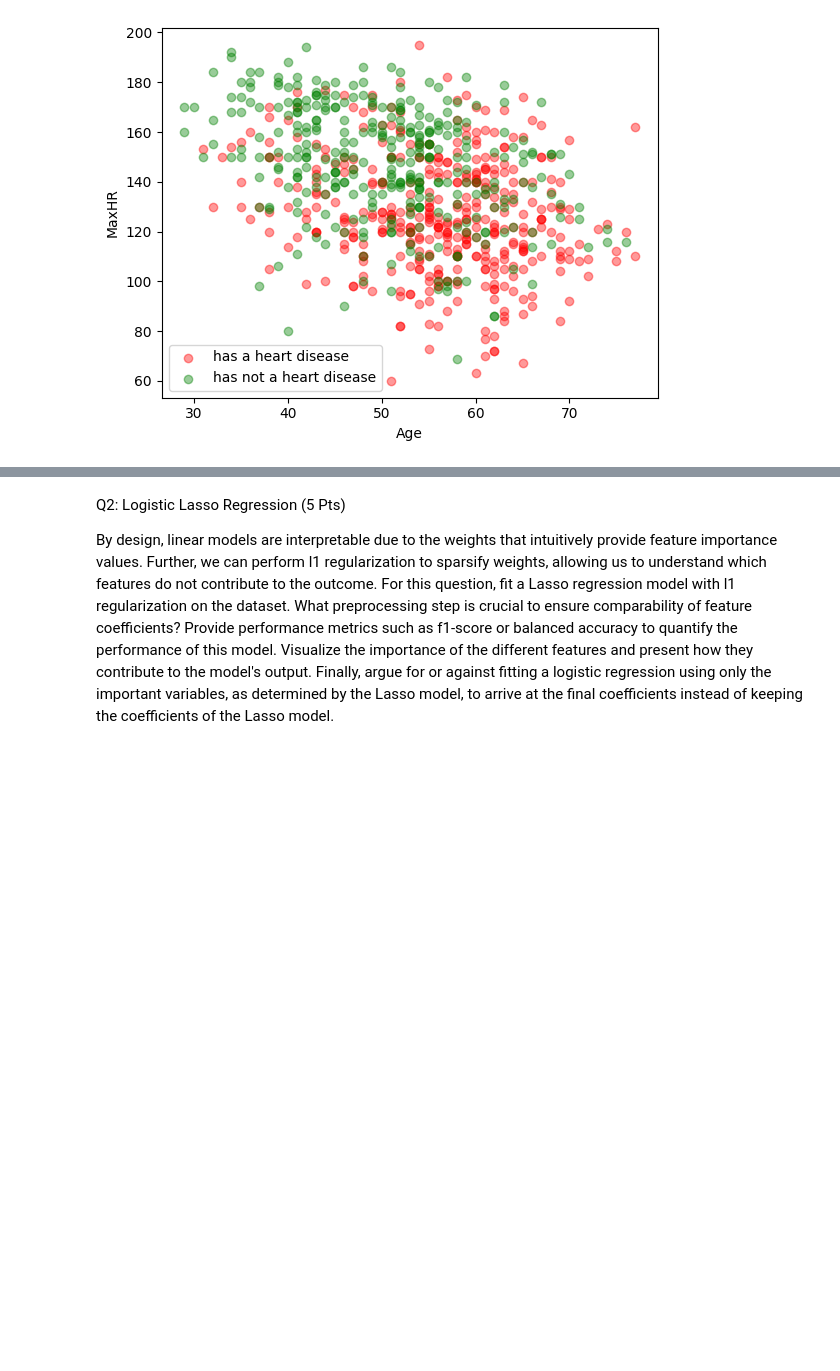
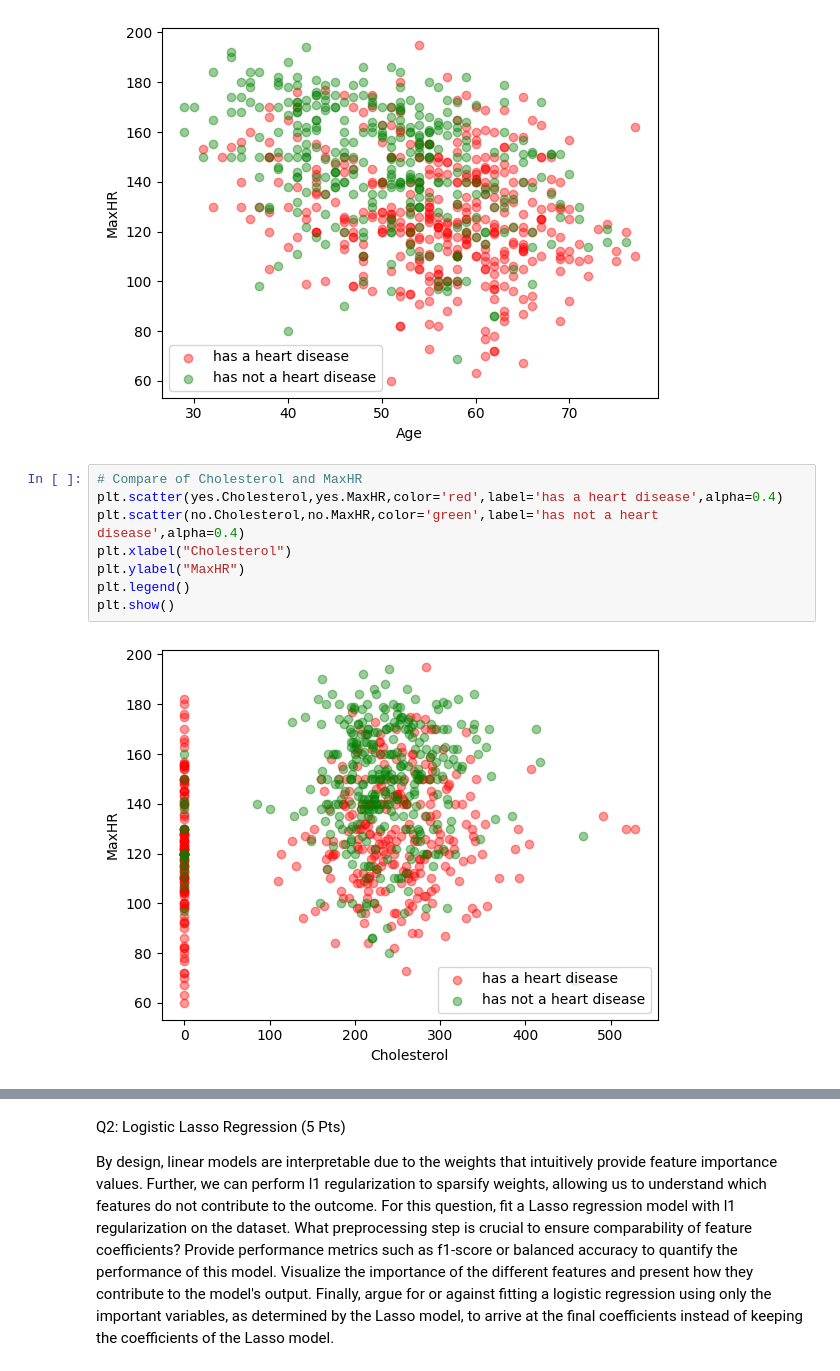
Before and after one commit to dagbelese/ETH-ML4H, a Jupyter notebook: Part 1 Heart Diseace Prediction/Heart Disease Prediction Dataset.ipynb, the cells around one changed output, grey strips where cells are left out. Cells and saved outputs as stored; diff of their text form; blank space fills up the shorter version.

```diff
--- a/Part 1 Heart Diseace Prediction/Heart Disease Prediction Dataset.ipynb
+++ b/Part 1 Heart Diseace Prediction/Heart Disease Prediction Dataset.ipynb
@@ -126,3 +124,13 @@ plt.legend()
 plt.show()
 # %% [output]
 [figure]
+# %%
+# Compare of Cholesterol and MaxHR
+plt.scatter(yes.Cholesterol,yes.MaxHR,color='red',label='has a heart disease',alpha=0.4)
+plt.scatter(no.Cholesterol,no.MaxHR,color='green',label='has not a heart disease',alpha=0.4)
+plt.xlabel("Cholesterol")
+plt.ylabel("MaxHR")
+plt.legend()
+plt.show()
+# %% [output]
+[figure, added]
```
Also changed, not shown: parts of 12 cells of this notebook, 2 other files.
